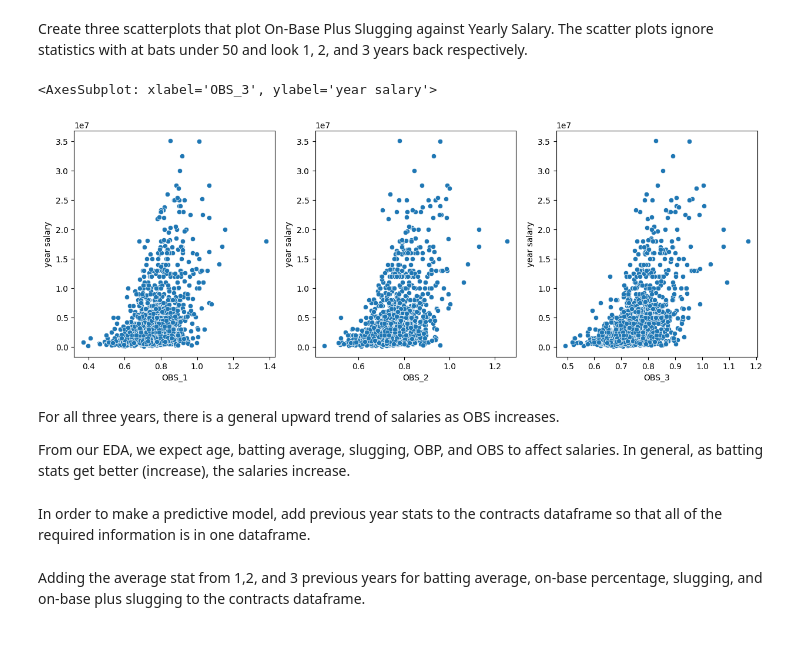
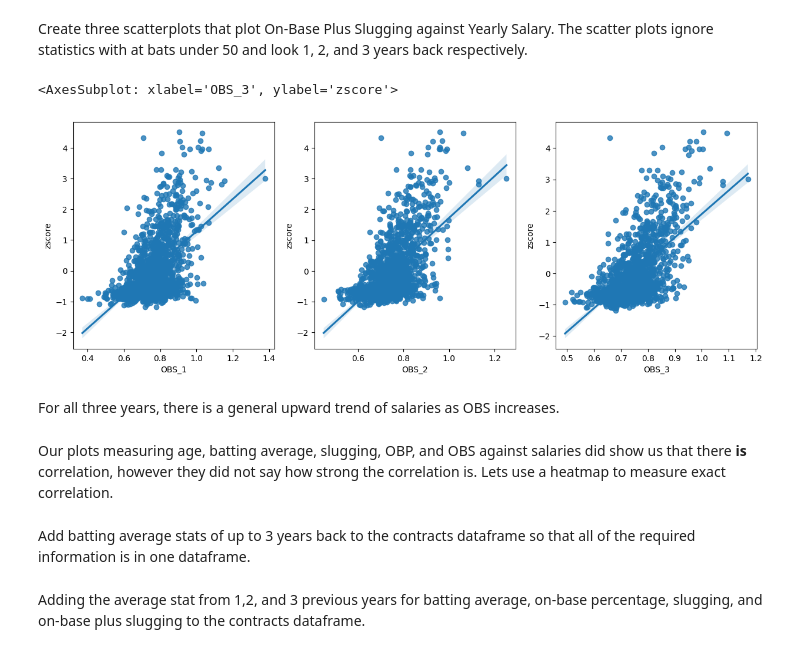
Before and after one commit to leo3friedman/baseball-salary-prediction, a Jupyter notebook: FinalProjectGroup_042-Fa22.ipynb, the cells around one changed output. Cells and saved outputs as stored; diff of their text form; code cells hidden in the pictures.

```diff
--- a/FinalProjectGroup_042-Fa22.ipynb
+++ b/FinalProjectGroup_042-Fa22.ipynb
@@ -427,0 +437,9 @@ Text(0.5, 0.98, 'Average Salary vs. Year')
+# %%
+# sort contracts by year to make sure data lines up
+contracts = contracts.sort_values(by='year')
+# set of unique years in contracts dataframe
+years = set(contracts['year'])
+# create a list containing lists of zscores for each year
+zscores = [stats.zscore(pd.array(contracts[contracts['year'] == year]['yearSalary'])) for year in years]
+# merge lists of zscores into one big list
+zscores = np.concatenate(zscores)
@@ -524,8 +549,8 @@ def getBattingStats(player: str, year: float):
     except:
         return None
 
-# gets data for plotting a batting stat against a yearly salary.
-# stat (str) : the stat to plot against salary
+# gets data for plotting a batting stat against a zscore.
+# stat (str) : the stat to plot against zscore
 # AB_limit (int) : drops any stat with less at bats than this
 # years_back (int) : how many previous years of statistics to average.
 # return: a list of tuples (stat, salary)
@@ -533,7 +558,7 @@ def getPlotableData(stat: str, AB_limit: int, years_back: int):
     data = []
     for index, contract in contracts.iterrows():
         if contract['playerName'] in list(batting['playerName']):
-            year_salary = contract['yearSalary']
+            zscore = contract['zscore']
             average = 0
             for i in range(years_back):
                 stats = getBattingStats(contract['playerName'], contract['year']-(i+1))
@@ -543,7 +568,7 @@ def getPlotableData(stat: str, AB_limit: int, years_back: int):
                     average = -1
                     break
             if average != -1:
-                data.append((float(average/years_back), year_salary))
+                data.append((float(average/years_back), zscore))
     return data
 # %% [markdown]
 First we will compare the age of players to their salaries. We expect as players get older, teams will not want to invest as much money in them.
@@ -616,24 +641,24 @@ Similarly to batting averages and on-base percentage (OBP), there is a general u
 # %% [markdown]
 Create three scatterplots that plot On-Base Plus Slugging against Yearly Salary. The scatter plots ignore statistics with at bats under 50 and look 1, 2, and 3 years back respectively.
 # %%
-data_1 = pd.DataFrame(data= getPlotableData('OBS', 50, 1), columns = ['OBS_1', 'year salary'])
-data_2 = pd.DataFrame(data= getPlotableData('OBS', 50, 2), columns = ['OBS_2', 'year salary'])
-data_3 = pd.DataFrame(data= getPlotableData('OBS', 50, 3), columns = ['OBS_3', 'year salary'])
+data_1 = pd.DataFrame(data= getPlotableData('OBS', 50, 1), columns = ['OBS_1', 'zscore'])
+data_2 = pd.DataFrame(data= getPlotableData('OBS', 50, 2), columns = ['OBS_2', 'zscore'])
+data_3 = pd.DataFrame(data= getPlotableData('OBS', 50, 3), columns = ['OBS_3', 'zscore'])
 fig, (ax1, ax2, ax3) = plt.subplots(1,3)
 fig.set_figheight(5)
 fig.set_figwidth(15)
-sns.scatterplot(data=data_1, x='OBS_1', y='year salary', ax=ax1)
-sns.scatterplot(data=data_2, x='OBS_2', y='year salary', ax=ax2)
-sns.scatterplot(data=data_3, x='OBS_3', y='year salary', ax=ax3)
+sns.regplot(data=data_1, x='OBS_1', y='zscore', ax=ax1)
+sns.regplot(data=data_2, x='OBS_2', y='zscore', ax=ax2)
+sns.regplot(data=data_3, x='OBS_3', y='zscore', ax=ax3)
 # %% [output]
-<AxesSubplot: xlabel='OBS_3', ylabel='year salary'>
+<AxesSubplot: xlabel='OBS_3', ylabel='zscore'>
-[figure, old version]
+[figure, new version]
 # %% [markdown]
 For all three years, there is a general upward trend of salaries as OBS increases.
-
-From our EDA, we expect age, batting average, slugging, OBP, and OBS to affect salaries. In general, as batting stats get better (increase), the salaries increase.
+# %% [markdown]
+Our plots measuring age, batting average, slugging, OBP, and OBS against salaries did show us that there **is** correlation, however they did not say how strong the correlation is. Lets use a heatmap to measure exact correlation.
 # %% [markdown]
-In order to make a predictive model, add previous year stats to the contracts dataframe so that all of the required information is in one dataframe.
+Add batting average stats of up to 3 years back to the contracts dataframe so that all of the required information is in one dataframe.
 # %%
 # function that takes the type of stat and number of previous years of the stat as inputs, and outputs the average stat over those years
 def get_stat(stat: str, years_back: int):
```
Also changed, not shown: parts of 34 cells of this notebook.
